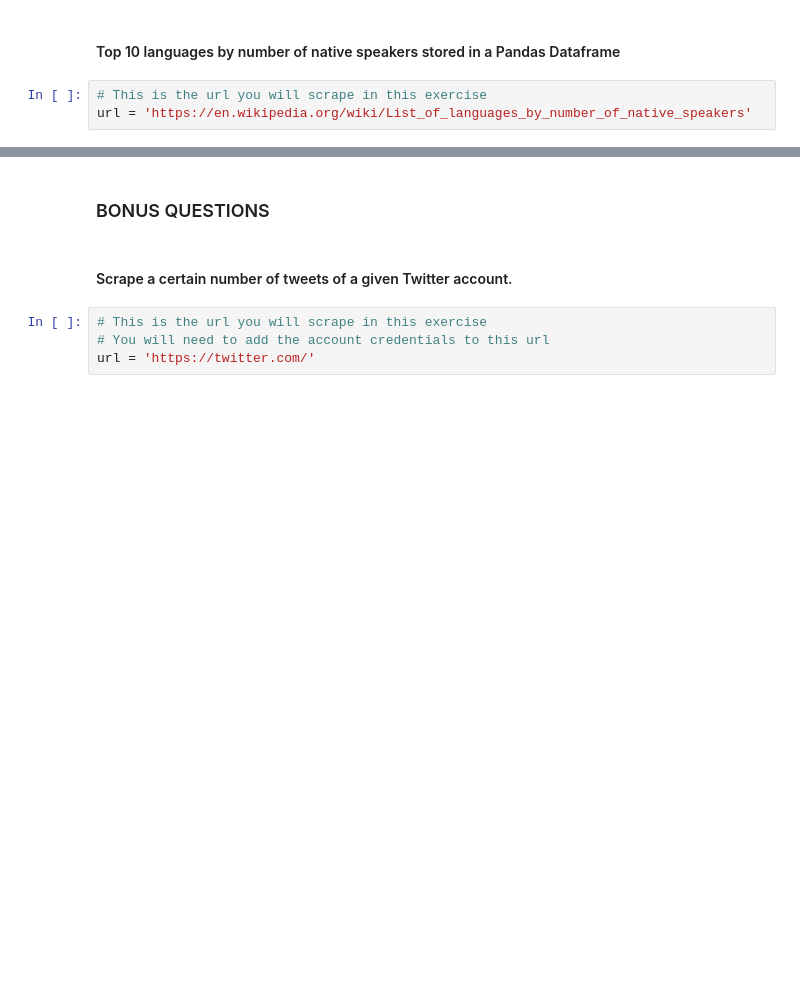
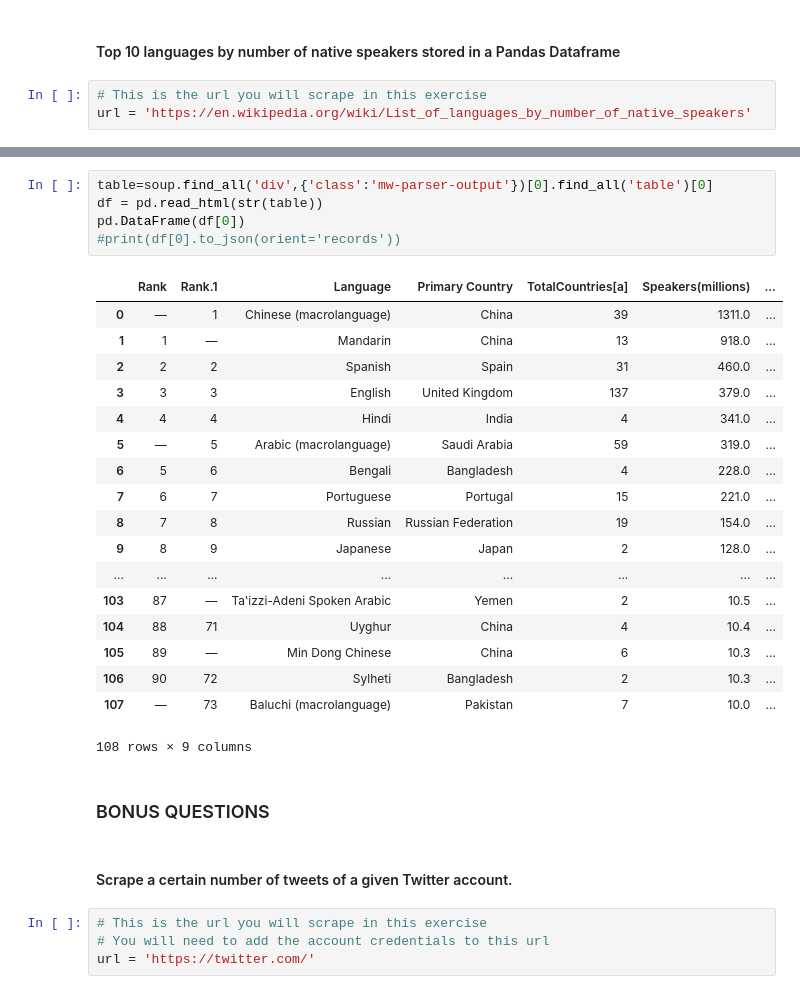
Before and after one commit to evitry/ironhack-datalabs-dataparis0619-pt, a Jupyter notebook: module-1/lab-web-scraping/your-code/main.ipynb, the cells around one changed output, grey strips where cells are left out. Cells and saved outputs as stored; diff of their text form; blank space fills up the shorter version.

```diff
--- a/module-1/lab-web-scraping/your-code/main.ipynb
+++ b/module-1/lab-web-scraping/your-code/main.ipynb
@@ -469,3 +485,27 @@ url = 'https://en.wikipedia.org/wiki/List_of_languages_by_number_of_native_speak
+# %%
+table=soup.find_all('div',{'class':'mw-parser-output'})[0].find_all('table')[0]
+df = pd.read_html(str(table))
+pd.DataFrame(df[0])
+#print(df[0].to_json(orient='records'))
+# %% [output]
+|  | Rank | Rank.1 | Language | Primary Country | TotalCountries[a] | Speakers(millions) | ... |
+| 0 | — | 1 | Chinese (macrolanguage) | China | 39 | 1311.0 | ... |
+| 1 | 1 | — | Mandarin | China | 13 | 918.0 | ... |
+| 2 | 2 | 2 | Spanish | Spain | 31 | 460.0 | ... |
+| 3 | 3 | 3 | English | United Kingdom | 137 | 379.0 | ... |
+| 4 | 4 | 4 | Hindi | India | 4 | 341.0 | ... |
+| 5 | — | 5 | Arabic (macrolanguage) | Saudi Arabia | 59 | 319.0 | ... |
+| 6 | 5 | 6 | Bengali | Bangladesh | 4 | 228.0 | ... |
+| 7 | 6 | 7 | Portuguese | Portugal | 15 | 221.0 | ... |
+| 8 | 7 | 8 | Russian | Russian Federation | 19 | 154.0 | ... |
+| 9 | 8 | 9 | Japanese | Japan | 2 | 128.0 | ... |
+| ... | ... | ... | ... | ... | ... | ... | ... |
+| 103 | 87 | — | Taʽizzi-Adeni Spoken Arabic | Yemen | 2 | 10.5 | ... |
+| 104 | 88 | 71 | Uyghur | China | 4 | 10.4 | ... |
+| 105 | 89 | — | Min Dong Chinese | China | 6 | 10.3 | ... |
+| 106 | 90 | 72 | Sylheti | Bangladesh | 2 | 10.3 | ... |
+| 107 | — | 73 | Baluchi (macrolanguage) | Pakistan | 7 | 10.0 | ... |
+108 rows × 9 columns
 # %% [markdown]
 ### BONUS QUESTIONS
 # %% [markdown]
```
Also changed, not shown: parts of 18 cells of this notebook, 9 other files.
